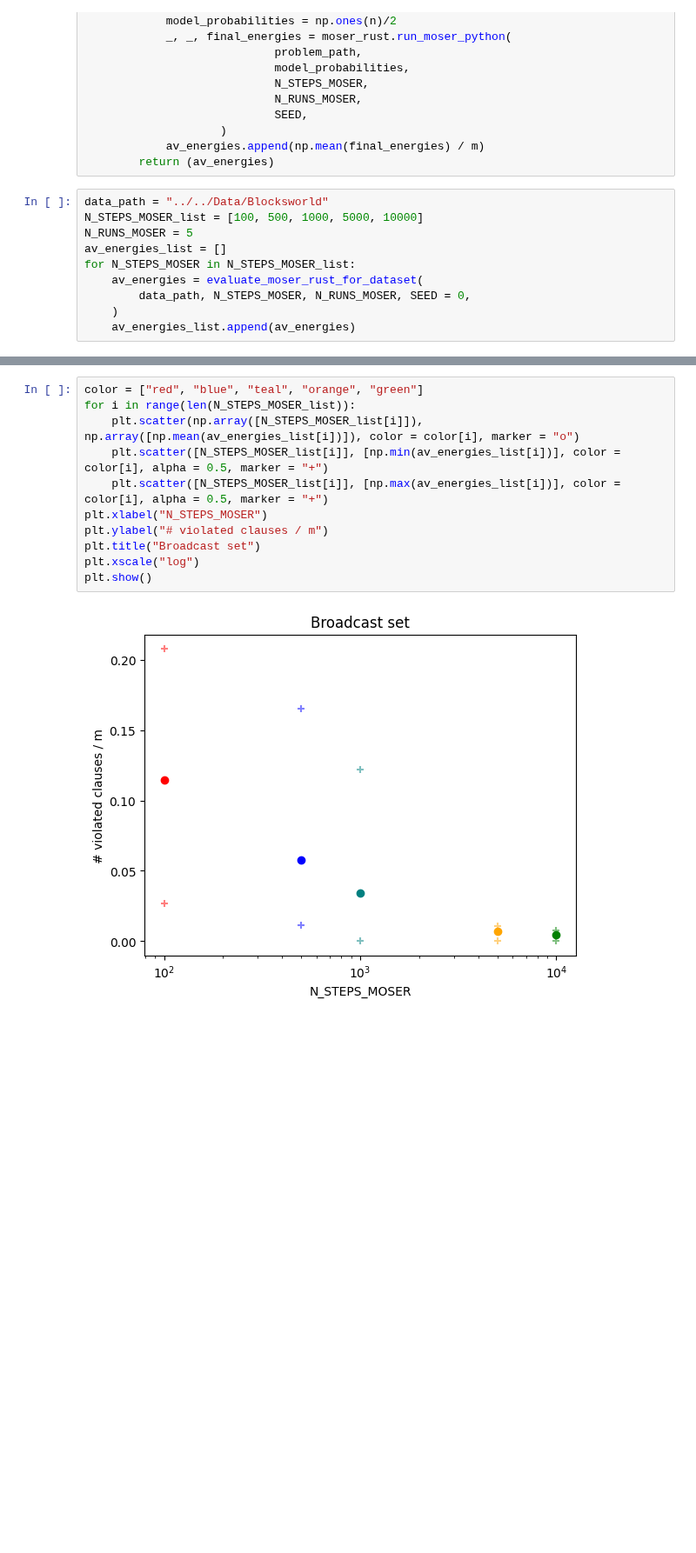
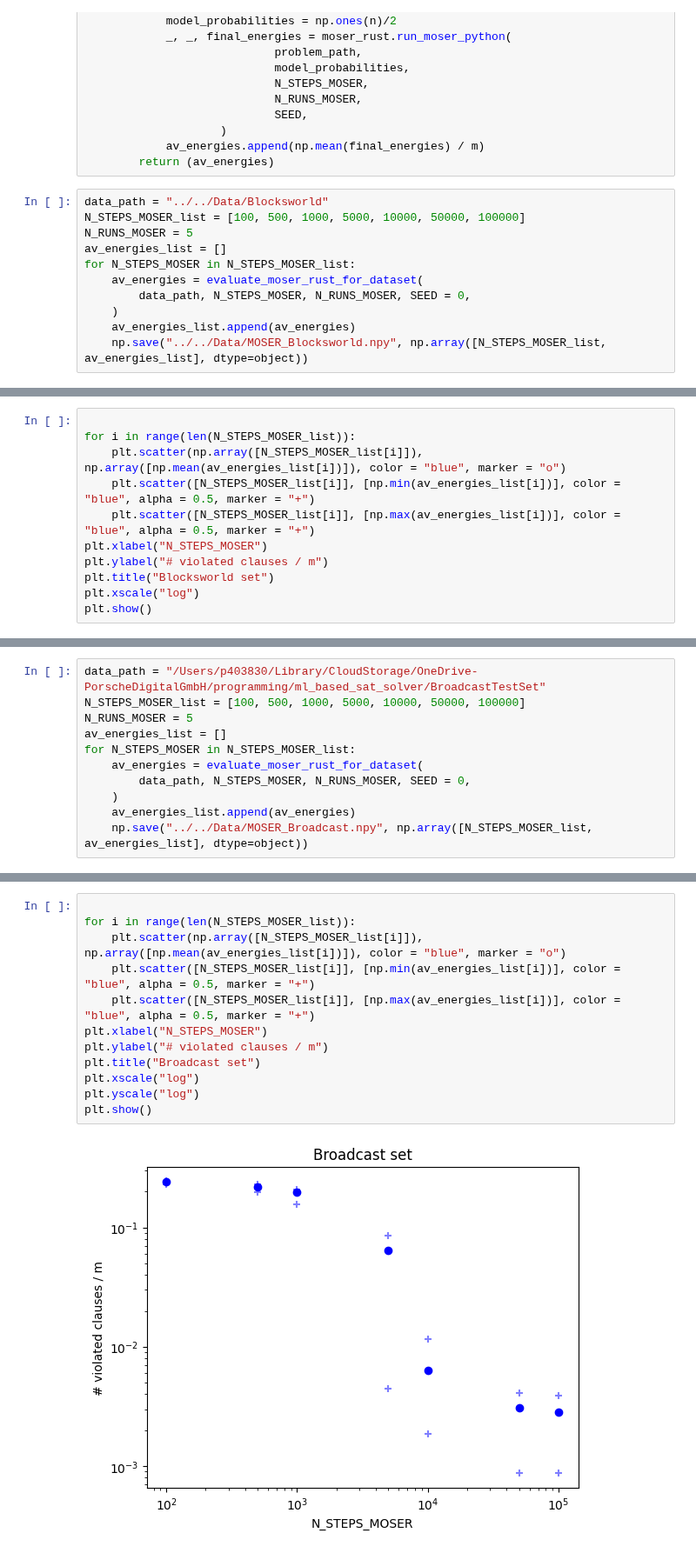
Before and after one commit to porscheofficial/sls_sat_solving_with_deep_learning, a Jupyter notebook: python/src/test_uniform_moser_on_dataset.ipynb, the cells around one changed output, grey strips where cells are left out. Shown at 87% size. Cells and saved outputs as stored; diff of their text form; blank space fills up the shorter version.

Commit message:
added uniform moser evaluation notebook and requirements.txt file

```diff
--- a/python/src/test_uniform_moser_on_dataset.ipynb
+++ b/python/src/test_uniform_moser_on_dataset.ipynb
@@ -37,7 +37,7 @@ def evaluate_moser_rust_for_dataset(
         return (av_energies)
 # %%
 data_path = "../../Data/Blocksworld"
-N_STEPS_MOSER_list = [100, 500, 1000, 5000, 10000]
+N_STEPS_MOSER_list = [100, 500, 1000, 5000, 10000, 50000, 100000]
 N_RUNS_MOSER = 5
 av_energies_list = []
 for N_STEPS_MOSER in N_STEPS_MOSER_list:
@@ -45,4 +45,5 @@ for N_STEPS_MOSER in N_STEPS_MOSER_list:
         data_path, N_STEPS_MOSER, N_RUNS_MOSER, SEED = 0,
     )
     av_energies_list.append(av_energies)
+    np.save("../../Data/MOSER_Blocksworld.npy", np.array([N_STEPS_MOSER_list, av_energies_list], dtype=object))
 # %% [output]
@@ -65,0 +77,11 @@ Round 5 ending with 571 violated clauses
+# %%
+
+for i in range(len(N_STEPS_MOSER_list)):
+    plt.scatter(np.array([N_STEPS_MOSER_list[i]]), np.array([np.mean(av_energies_list[i])]), color = "blue", marker = "o")
+    plt.scatter([N_STEPS_MOSER_list[i]], [np.min(av_energies_list[i])], color = "blue", alpha = 0.5, marker = "+")
+    plt.scatter([N_STEPS_MOSER_list[i]], [np.max(av_energies_list[i])], color = "blue", alpha = 0.5, marker = "+")
+plt.xlabel("N_STEPS_MOSER")
+plt.ylabel("# violated clauses / m")
+plt.title("Blocksworld set")
+plt.xscale("log")
+plt.show()
@@ -65,0 +90,11 @@ Round 5 ending with 571 violated clauses
+# %%
+data_path = "/Users/p403830/Library/CloudStorage/OneDrive-PorscheDigitalGmbH/programming/ml_based_sat_solver/BroadcastTestSet"
+N_STEPS_MOSER_list = [100, 500, 1000, 5000, 10000, 50000, 100000]
+N_RUNS_MOSER = 5
+av_energies_list = []
+for N_STEPS_MOSER in N_STEPS_MOSER_list:
+    av_energies = evaluate_moser_rust_for_dataset(
+        data_path, N_STEPS_MOSER, N_RUNS_MOSER, SEED = 0,
+    )
+    av_energies_list.append(av_energies)
+    np.save("../../Data/MOSER_Broadcast.npy", np.array([N_STEPS_MOSER_list, av_energies_list], dtype=object))
@@ -76,13 +129,14 @@ plt.show()
 # %%
-color = ["red", "blue", "teal", "orange", "green"]
+
 for i in range(len(N_STEPS_MOSER_list)):
-    plt.scatter(np.array([N_STEPS_MOSER_list[i]]), np.array([np.mean(av_energies_list[i])]), color = color[i], marker = "o")
-    plt.scatter([N_STEPS_MOSER_list[i]], [np.min(av_energies_list[i])], color = color[i], alpha = 0.5, marker = "+")
-    plt.scatter([N_STEPS_MOSER_list[i]], [np.max(av_energies_list[i])], color = color[i], alpha = 0.5, marker = "+")
+    plt.scatter(np.array([N_STEPS_MOSER_list[i]]), np.array([np.mean(av_energies_list[i])]), color = "blue", marker = "o")
+    plt.scatter([N_STEPS_MOSER_list[i]], [np.min(av_energies_list[i])], color = "blue", alpha = 0.5, marker = "+")
+    plt.scatter([N_STEPS_MOSER_list[i]], [np.max(av_energies_list[i])], color = "blue", alpha = 0.5, marker = "+")
 plt.xlabel("N_STEPS_MOSER")
 plt.ylabel("# violated clauses / m")
 plt.title("Broadcast set")
 plt.xscale("log")
+plt.yscale("log")
 plt.show()
 # %% [output]
-[figure, old version]
+[figure, new version]
```
Also changed, not shown: parts of 9 cells of this notebook, 1 other file.
